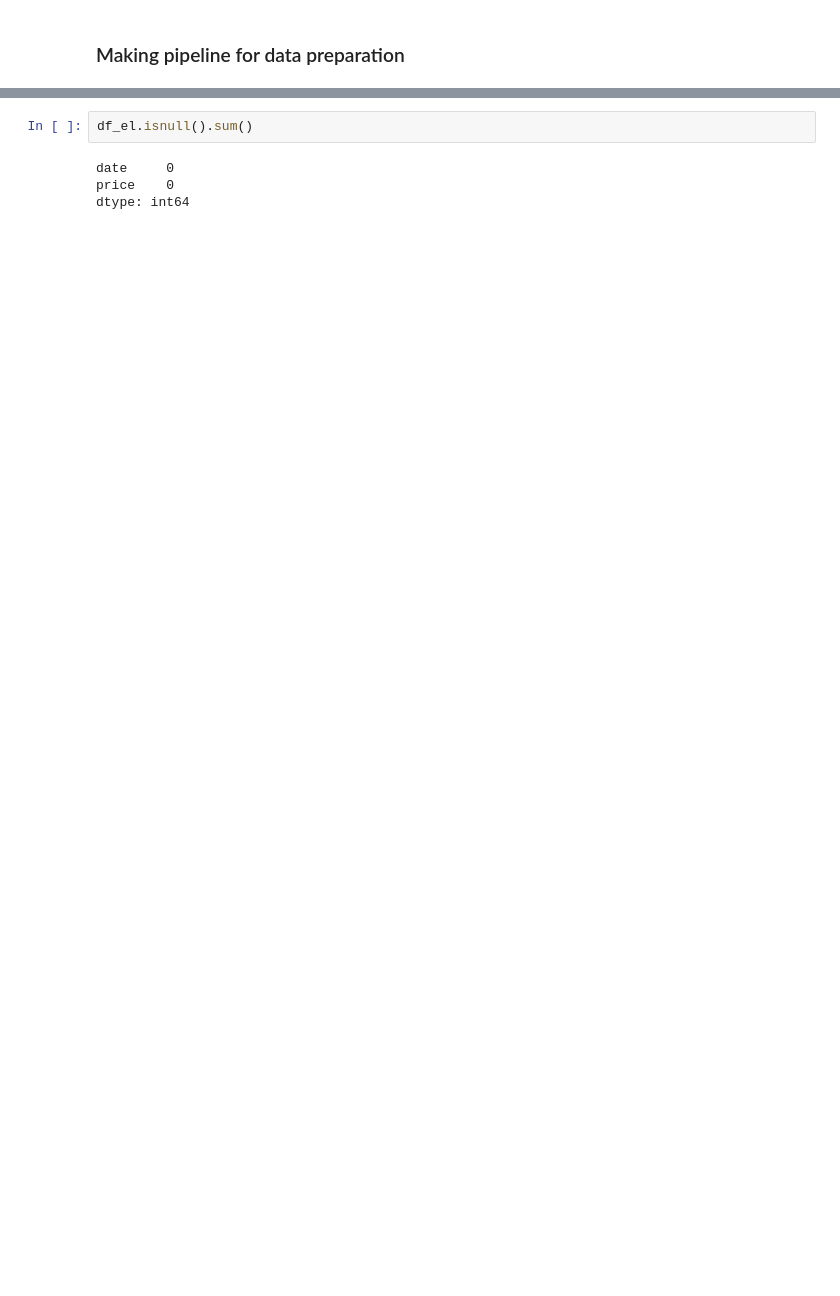
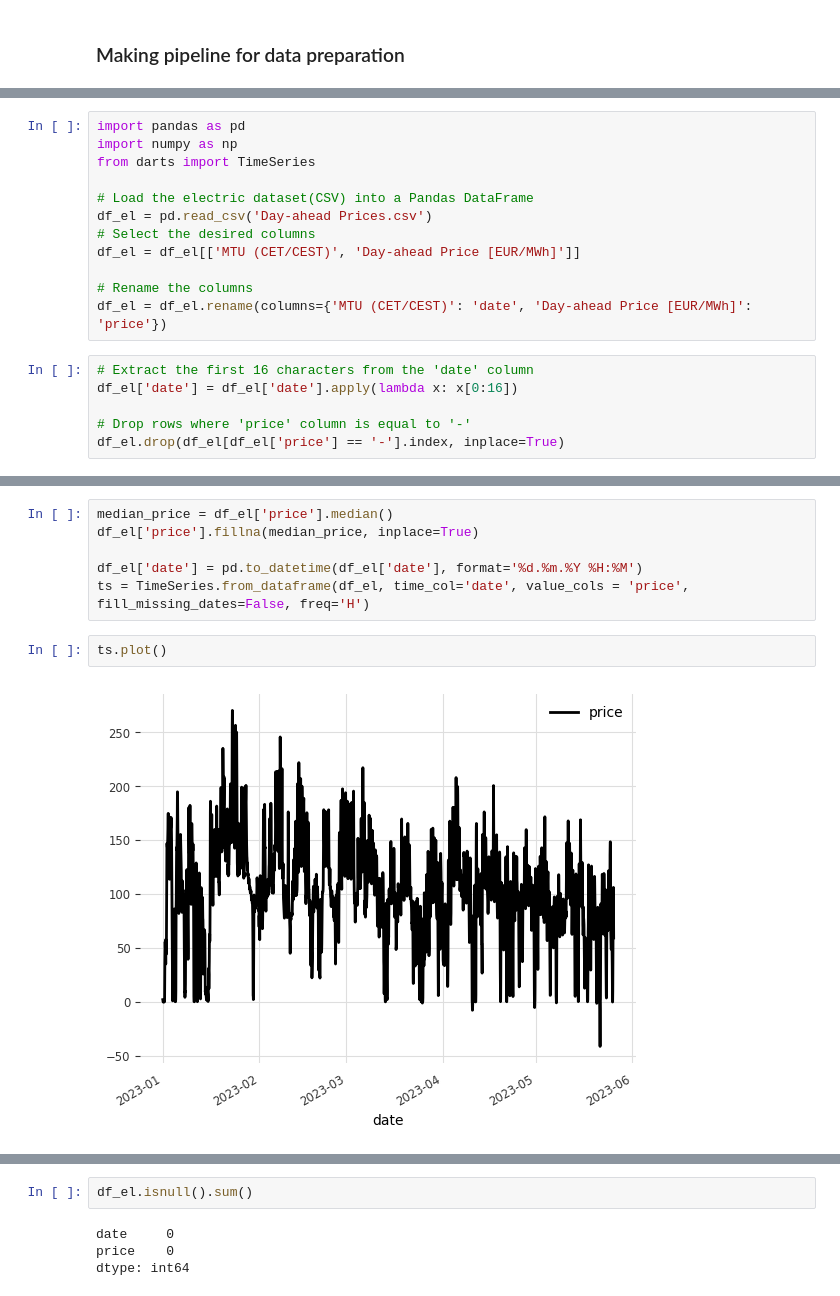
Before and after one commit to Brlsadiksha/M6_sem_project, a Jupyter notebook: 01_Data Preparation.ipynb, the cells around one changed output, grey strips where cells are left out. Saved outputs shown, nothing was run; the diff lists cells and outputs as text; blank space fills up the shorter version.

```diff
--- a/01_Data Preparation.ipynb
+++ b/01_Data Preparation.ipynb
@@ -22,0 +27,18 @@ ts = TimeSeries.from_dataframe(df_el, time_col='date', value_cols = 'price', fil
+# %%
+import pandas as pd
+import numpy as np
+from darts import TimeSeries
+
+# Load the electric dataset(CSV) into a Pandas DataFrame
+df_el = pd.read_csv('Day-ahead Prices.csv')
+# Select the desired columns
+df_el = df_el[['MTU (CET/CEST)', 'Day-ahead Price [EUR/MWh]']]
+
+# Rename the columns
+df_el = df_el.rename(columns={'MTU (CET/CEST)': 'date', 'Day-ahead Price [EUR/MWh]': 'price'})
+# %%
+# Extract the first 16 characters from the 'date' column
+df_el['date'] = df_el['date'].apply(lambda x: x[0:16])
+
+# Drop rows where 'price' column is equal to '-'
+df_el.drop(df_el[df_el['price'] == '-'].index, inplace=True)
@@ -22,0 +54,10 @@ ts = TimeSeries.from_dataframe(df_el, time_col='date', value_cols = 'price', fil
+# %%
+median_price = df_el['price'].median()
+df_el['price'].fillna(median_price, inplace=True)
+
+df_el['date'] = pd.to_datetime(df_el['date'], format='%d.%m.%Y %H:%M')
+ts = TimeSeries.from_dataframe(df_el, time_col='date', value_cols = 'price', fill_missing_dates=False, freq='H')
+# %%
+ts.plot()
+# %% [output]
+[figure, added]
```
Also changed, not shown: parts of 19 cells of this notebook, 2 other files.
